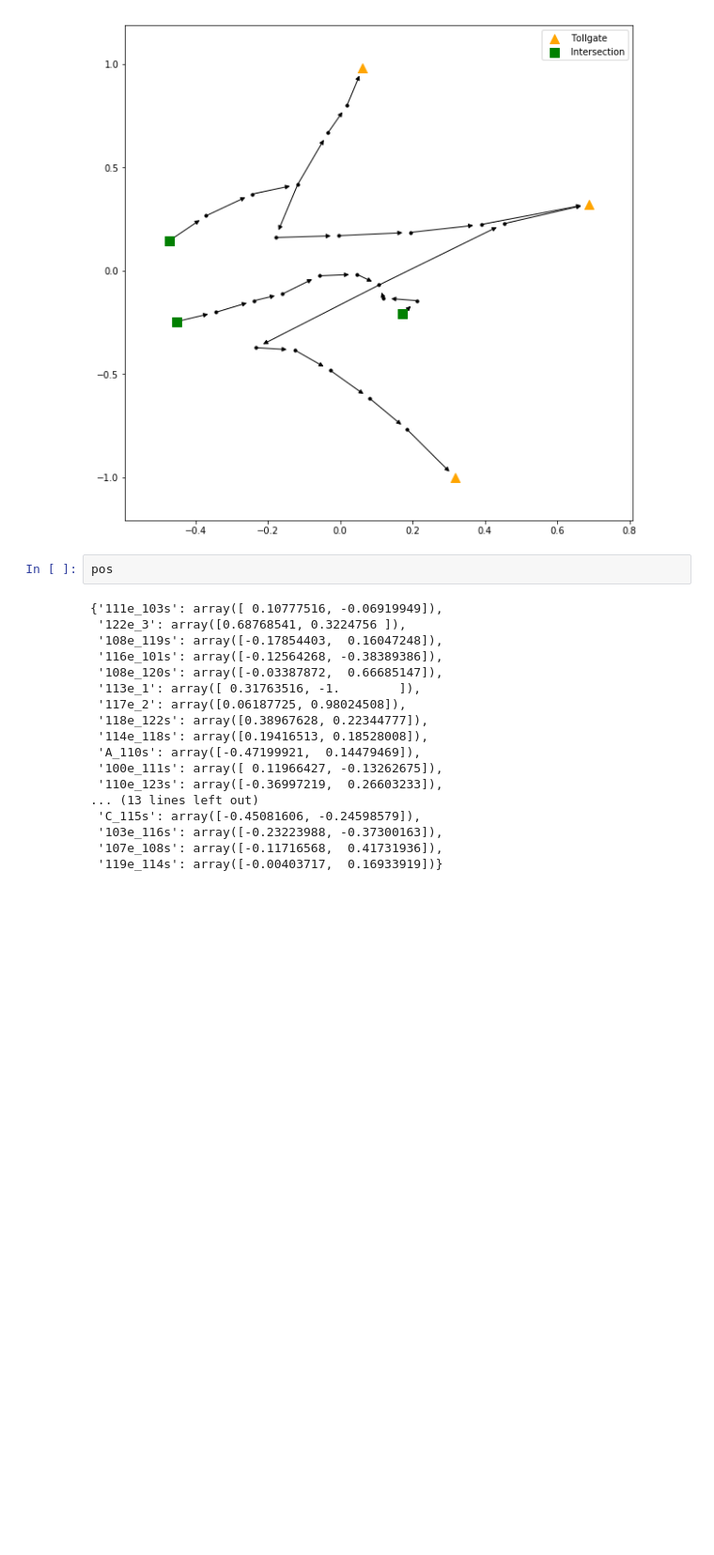
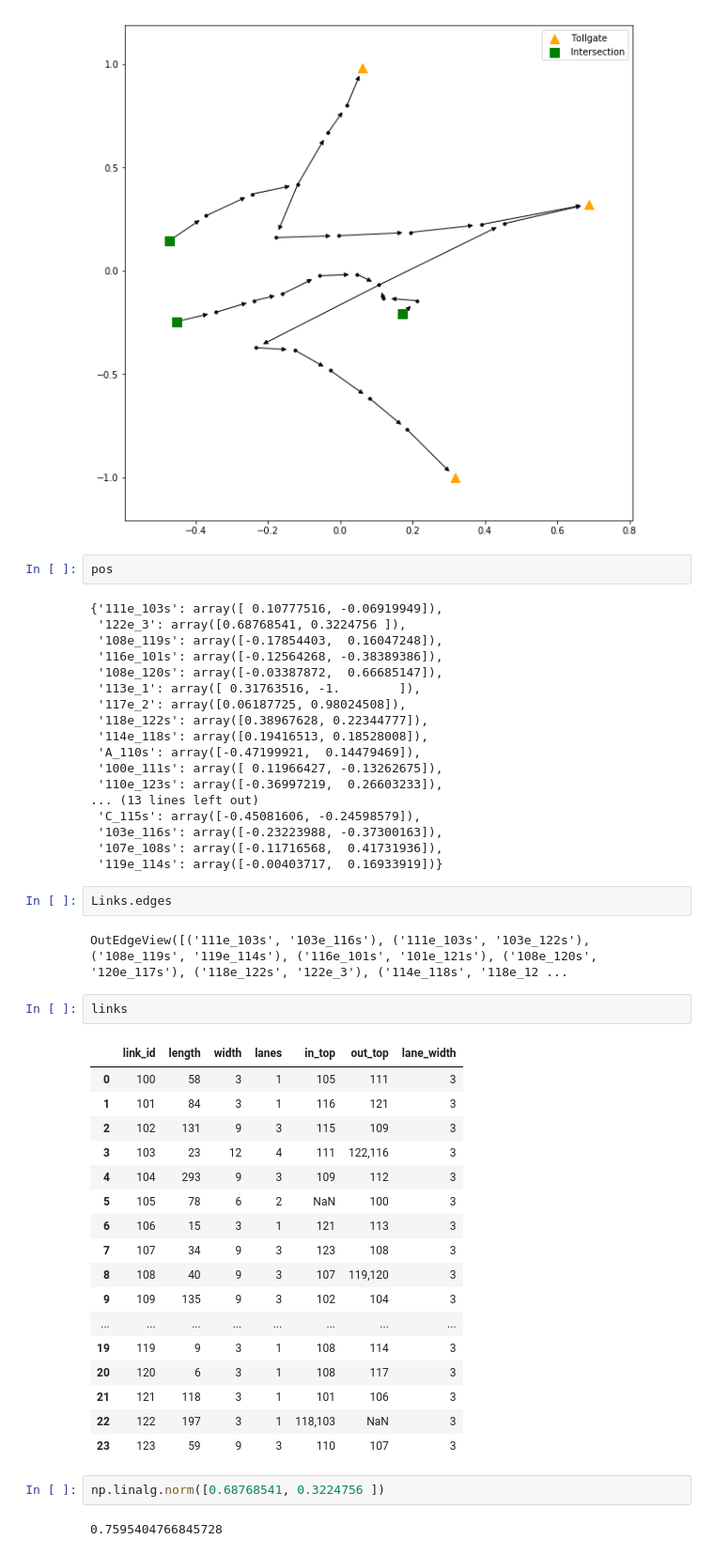
Before and after one commit to muciyuallen/TrafficFlowOptimization, a Jupyter notebook: NetWork Visualization.ipynb, the cells around one changed output. Shown at 94% size. Drawn from its saved outputs; the diff is of its cells as text; blank space fills up the shorter version.

```diff
--- a/NetWork Visualization.ipynb
+++ b/NetWork Visualization.ipynb
@@ -229,3 +229,31 @@ pos
  '103e_116s': array([-0.23223988, -0.37300163]),
  '107e_108s': array([-0.11716568,  0.41731936]),
  '119e_114s': array([-0.00403717,  0.16933919])}
+# %%
+Links.edges
+# %% [output]
+OutEdgeView([('111e_103s', '103e_116s'), ('111e_103s', '103e_122s'), ('108e_119s', '119e_114s'), ('116e_101s', '101e_121s'), ('108e_120s', '120e_117s'), ('118e_122s', '122e_3'), ('114e_118s', '118e_12 ...
+# %%
+links
+# %% [output]
+|  | link_id | length | width | lanes | in_top | out_top | lane_width |
+| 0 | 100 | 58 | 3 | 1 | 105 | 111 | 3 |
+| 1 | 101 | 84 | 3 | 1 | 116 | 121 | 3 |
+| 2 | 102 | 131 | 9 | 3 | 115 | 109 | 3 |
+| 3 | 103 | 23 | 12 | 4 | 111 | 122,116 | 3 |
+| 4 | 104 | 293 | 9 | 3 | 109 | 112 | 3 |
+| 5 | 105 | 78 | 6 | 2 | NaN | 100 | 3 |
+| 6 | 106 | 15 | 3 | 1 | 121 | 113 | 3 |
+| 7 | 107 | 34 | 9 | 3 | 123 | 108 | 3 |
+| 8 | 108 | 40 | 9 | 3 | 107 | 119,120 | 3 |
+| 9 | 109 | 135 | 9 | 3 | 102 | 104 | 3 |
+| ... | ... | ... | ... | ... | ... | ... | ... |
+| 19 | 119 | 9 | 3 | 1 | 108 | 114 | 3 |
+| 20 | 120 | 6 | 3 | 1 | 108 | 117 | 3 |
+| 21 | 121 | 118 | 3 | 1 | 101 | 106 | 3 |
+| 22 | 122 | 197 | 3 | 1 | 118,103 | NaN | 3 |
+| 23 | 123 | 59 | 9 | 3 | 110 | 107 | 3 |
+# %%
+np.linalg.norm([0.68768541, 0.3224756 ])
+# %% [output]
+0.7595404766845728
```
Also changed, not shown: parts of 9 cells of this notebook.
